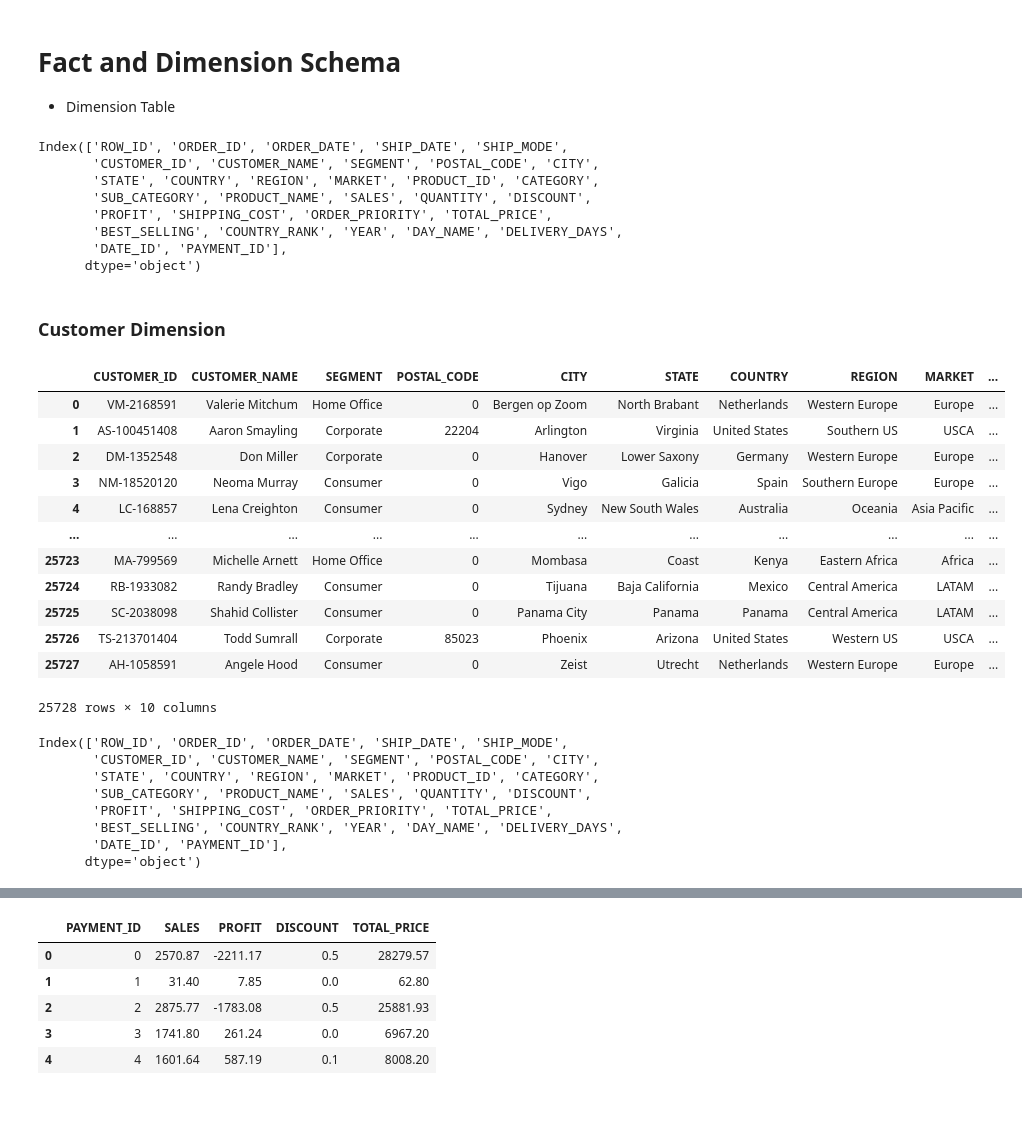
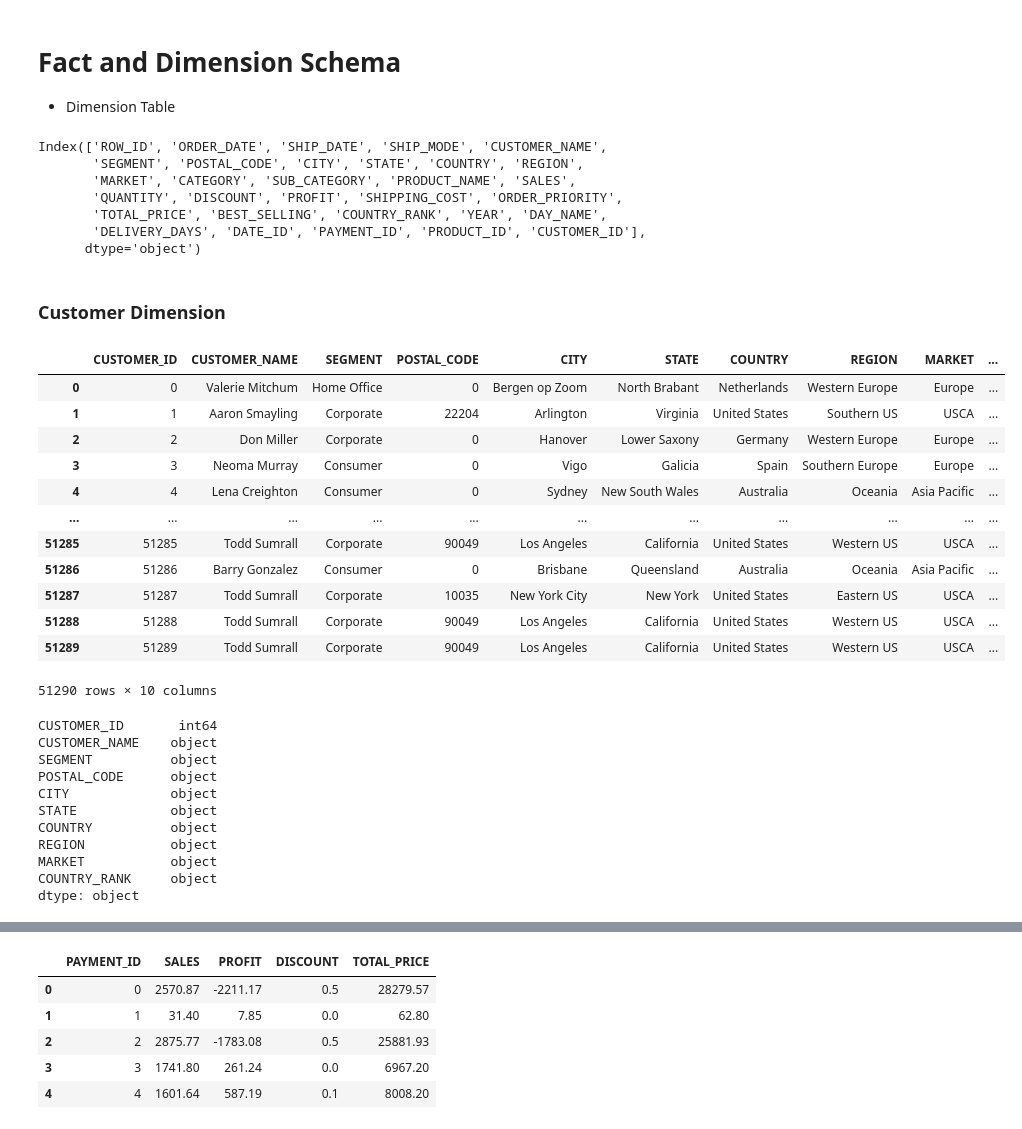
Before and after one commit to talibtahir/ETL, a Jupyter notebook: ETL.ipynb, the cells around one changed output, grey strips where cells are left out. Saved outputs shown, nothing was run; the diff lists cells and outputs as text; code cells hidden in the pictures.

Commit message:
Table Structure Ready

```diff
--- a/ETL.ipynb
+++ b/ETL.ipynb
@@ -193,10 +217,9 @@ df.head()
 | 4 | 29629 | IN-2014-LC168857-41747 | 2014-04-18 | 2014-04-19 | First Class | LC-168857 | Lena Creighton | Consumer | 0 | ... |
 5 rows × 24 columns
 # %%
-df = df.drop_duplicates(
-    subset=['ORDER_ID'],
-    keep='first'
-    ).reset_index(drop=True)
+df = df.drop('ORDER_ID', axis=1)
+df = df.drop('CUSTOMER_ID', axis=1)
+df = df.drop('PRODUCT_ID', axis=1)
 # %%
 df.shape
 # %% [output]
@@ -265,6 +288,10 @@ df['YEAR'] = df['ORDER_DATE'].dt.year
 df['DAY_NAME'] = df['ORDER_DATE'].dt.day_name()
 # %%
 df['DELIVERY_DAYS'] = df['SHIP_DATE'] - df['ORDER_DATE']
+# %%
+df['COUNTRY_RANK'] = df['COUNTRY_RANK'].astype(str)
 # %%
 df['DATE_ID'] = df.index
 df['PAYMENT_ID'] = df.index
+df['PRODUCT_ID'] = df.index
+df['CUSTOMER_ID'] = df.index
@@ -274,58 +317,60 @@ df['PAYMENT_ID'] = df.index
 # %%
 df.columns
 # %% [output]
-Index(['ROW_ID', 'ORDER_ID', 'ORDER_DATE', 'SHIP_DATE', 'SHIP_MODE',
-       'CUSTOMER_ID', 'CUSTOMER_NAME', 'SEGMENT', 'POSTAL_CODE', 'CITY',
-       'STATE', 'COUNTRY', 'REGION', 'MARKET', 'PRODUCT_ID', 'CATEGORY',
-       'SUB_CATEGORY', 'PRODUCT_NAME', 'SALES', 'QUANTITY', 'DISCOUNT',
-       'PROFIT', 'SHIPPING_COST', 'ORDER_PRIORITY', 'TOTAL_PRICE',
-       'BEST_SELLING', 'COUNTRY_RANK', 'YEAR', 'DAY_NAME', 'DELIVERY_DAYS',
-       'DATE_ID', 'PAYMENT_ID'],
+Index(['ROW_ID', 'ORDER_DATE', 'SHIP_DATE', 'SHIP_MODE', 'CUSTOMER_NAME',
+       'SEGMENT', 'POSTAL_CODE', 'CITY', 'STATE', 'COUNTRY', 'REGION',
+       'MARKET', 'CATEGORY', 'SUB_CATEGORY', 'PRODUCT_NAME', 'SALES',
+       'QUANTITY', 'DISCOUNT', 'PROFIT', 'SHIPPING_COST', 'ORDER_PRIORITY',
+       'TOTAL_PRICE', 'BEST_SELLING', 'COUNTRY_RANK', 'YEAR', 'DAY_NAME',
+       'DELIVERY_DAYS', 'DATE_ID', 'PAYMENT_ID', 'PRODUCT_ID', 'CUSTOMER_ID'],
       dtype='object')
 # %% [markdown]
 ### Customer Dimension
 # %%
-dim_Customer = (
+Customers = (
     df[[
         'CUSTOMER_ID',
         'CUSTOMER_NAME',
         'SEGMENT',
         'POSTAL_CODE',
         'CITY',
         'STATE',
         'COUNTRY',
         'REGION',
         'MARKET',
         'COUNTRY_RANK'
     ]]
 
 )
-dim_Customer
+Customers
 # %% [output]
 |  | CUSTOMER_ID | CUSTOMER_NAME | SEGMENT | POSTAL_CODE | CITY | STATE | COUNTRY | REGION | MARKET | ... |
-| 0 | VM-2168591 | Valerie Mitchum | Home Office | 0 | Bergen op Zoom | North Brabant | Netherlands | Western Europe | Europe | ... |
-| 1 | AS-100451408 | Aaron Smayling | Corporate | 22204 | Arlington | Virginia | United States | Southern US | USCA | ... |
-| 2 | DM-1352548 | Don Miller | Corporate | 0 | Hanover | Lower Saxony | Germany | Western Europe | Europe | ... |
-| 3 | NM-18520120 | Neoma Murray | Consumer | 0 | Vigo | Galicia | Spain | Southern Europe | Europe | ... |
-| 4 | LC-168857 | Lena Creighton | Consumer | 0 | Sydney | New South Wales | Australia | Oceania | Asia Pacific | ... |
+| 0 | 0 | Valerie Mitchum | Home Office | 0 | Bergen op Zoom | North Brabant | Netherlands | Western Europe | Europe | ... |
+| 1 | 1 | Aaron Smayling | Corporate | 22204 | Arlington | Virginia | United States | Southern US | USCA | ... |
+| 2 | 2 | Don Miller | Corporate | 0 | Hanover | Lower Saxony | Germany | Western Europe | Europe | ... |
+| 3 | 3 | Neoma Murray | Consumer | 0 | Vigo | Galicia | Spain | Southern Europe | Europe | ... |
+| 4 | 4 | Lena Creighton | Consumer | 0 | Sydney | New South Wales | Australia | Oceania | Asia Pacific | ... |
 | ... | ... | ... | ... | ... | ... | ... | ... | ... | ... | ... |
-| 25723 | MA-799569 | Michelle Arnett | Home Office | 0 | Mombasa | Coast | Kenya | Eastern Africa | Africa | ... |
-| 25724 | RB-1933082 | Randy Bradley | Consumer | 0 | Tijuana | Baja California | Mexico | Central America | LATAM | ... |
-| 25725 | SC-2038098 | Shahid Collister | Consumer | 0 | Panama City | Panama | Panama | Central America | LATAM | ... |
-| 25726 | TS-213701404 | Todd Sumrall | Corporate | 85023 | Phoenix | Arizona | United States | Western US | USCA | ... |
-| 25727 | AH-1058591 | Angele Hood | Consumer | 0 | Zeist | Utrecht | Netherlands | Western Europe | Europe | ... |
+| 51285 | 51285 | Todd Sumrall | Corporate | 90049 | Los Angeles | California | United States | Western US | USCA | ... |
+| 51286 | 51286 | Barry Gonzalez | Consumer | 0 | Brisbane | Queensland | Australia | Oceania | Asia Pacific | ... |
+| 51287 | 51287 | Todd Sumrall | Corporate | 10035 | New York City | New York | United States | Eastern US | USCA | ... |
+| 51288 | 51288 | Todd Sumrall | Corporate | 90049 | Los Angeles | California | United States | Western US | USCA | ... |
+| 51289 | 51289 | Todd Sumrall | Corporate | 90049 | Los Angeles | California | United States | Western US | USCA | ... |
-25728 rows × 10 columns
+51290 rows × 10 columns
 # %%
-df.columns
+Customers.dtypes
 # %% [output]
-Index(['ROW_ID', 'ORDER_ID', 'ORDER_DATE', 'SHIP_DATE', 'SHIP_MODE',
-       'CUSTOMER_ID', 'CUSTOMER_NAME', 'SEGMENT', 'POSTAL_CODE', 'CITY',
-       'STATE', 'COUNTRY', 'REGION', 'MARKET', 'PRODUCT_ID', 'CATEGORY',
-       'SUB_CATEGORY', 'PRODUCT_NAME', 'SALES', 'QUANTITY', 'DISCOUNT',
-       'PROFIT', 'SHIPPING_COST', 'ORDER_PRIORITY', 'TOTAL_PRICE',
-       'BEST_SELLING', 'COUNTRY_RANK', 'YEAR', 'DAY_NAME', 'DELIVERY_DAYS',
-       'DATE_ID', 'PAYMENT_ID'],
-      dtype='object')
+CUSTOMER_ID       int64
+CUSTOMER_NAME    object
+SEGMENT          object
+POSTAL_CODE      object
+CITY             object
+STATE            object
+COUNTRY          object
+REGION           object
+MARKET           object
+COUNTRY_RANK     object
+dtype: object
 # %%
 dim_product = (
     df[[
```
Also changed, not shown: parts of 26 cells of this notebook, 4 other files.
